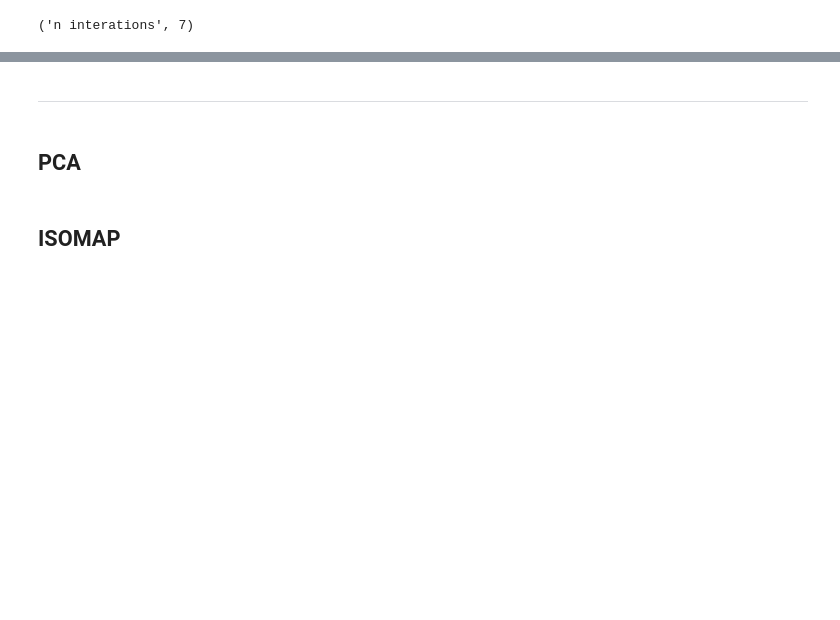
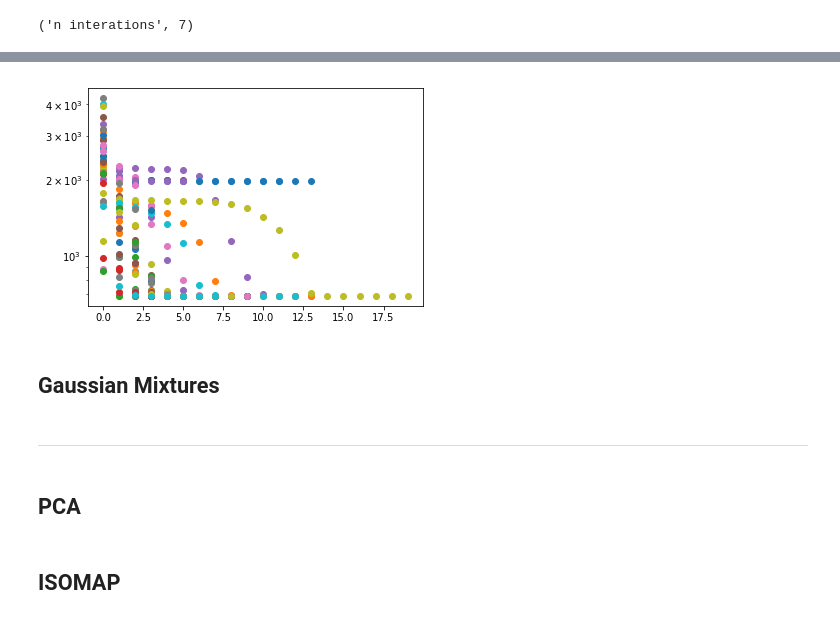
Before and after one commit to amanzotti/machine_learning, a Jupyter notebook: Machine_learning.ipynb, the cells around one changed output, grey strips where cells are left out. Cells and saved outputs as stored; diff of their text form; code cells hidden in the pictures; blank space fills up the shorter version.

```diff
--- a/Machine_learning.ipynb
+++ b/Machine_learning.ipynb
@@ -12,12 +22,12 @@ import matplotlib.pylab as plt
 
 # initialize K
 
-
+# How should we initialize clusters? randomly?
 def initialize(X, k):
     mu_i = np.random.randint(0, high=np.shape(X)[0], size=k)
     return X[mu_i, :]
 
-
+#or with a clever algorithm?
 def initialize_kpp(X, k):
     mu = np.zeros([k, np.shape(X)[1]])
     mu_i = np.random.randint(0, high=np.shape(X)[0])
@@ -81,7 +91,7 @@ def run_kmeans(datafile='toydata.txt',  init='k++', k=3, iterate=20):
         flag = 0
         cost_internal = []
         while flag == 0:
-            ind = assigne(data, mu)
+            ind = assign(data, mu)
             cost_internal.append(dist_functi(data, ind, mu, k))
             new_mu = compute_new_mu(data, ind, k)
             if np.array_equal(new_mu, mu):
@@ -105,7 +115,7 @@ def run_kmeans_bench(data,  init='k++', k=3, iterate=20):
             mu = initialize(data, k)
         flag = 0
         while flag == 0:
-            ind = assigne(data, mu)
+            ind = assign(data, mu)
             new_mu = compute_new_mu(data, ind, k)
             if np.array_equal(new_mu, mu):
                 flag = 1
@@ -134,3 +176,14 @@ print('n interations', len(cost))
+# %%
+out = run_kmeans_bench(data,  init='k++', k=3, iterate=20)
+cost, out = run_kmeans(init='k++', k=3, iterate=20)
+# %%
+[plt.semilogy(cost[i][0],'o') for i in np.arange(0,len(cost))];
+cost, out = run_kmeans(init='random', k=3, iterate=20)
+[plt.semilogy(cost[i][0],'o') for i in np.arange(0,len(cost))];
+# %% [output]
+[figure, added]
+# %% [markdown]
+## Gaussian Mixtures
 # %%
 def initialize(X, k):
     pi = np.random.rand(k)
```
Also changed, not shown: parts of 12 cells of this notebook.
